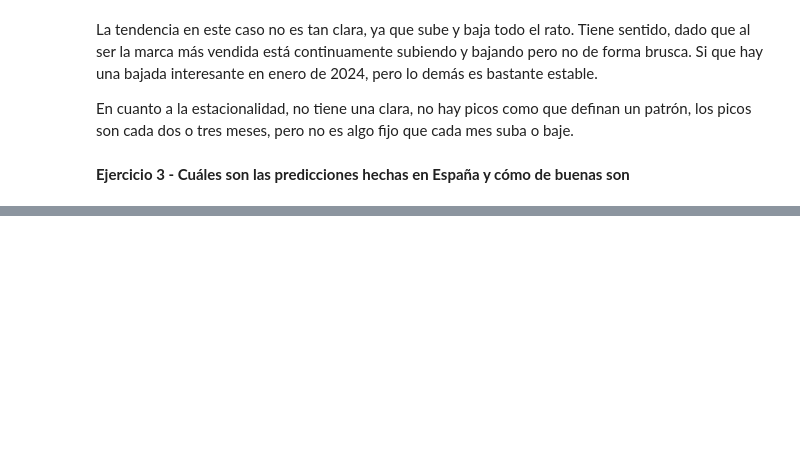
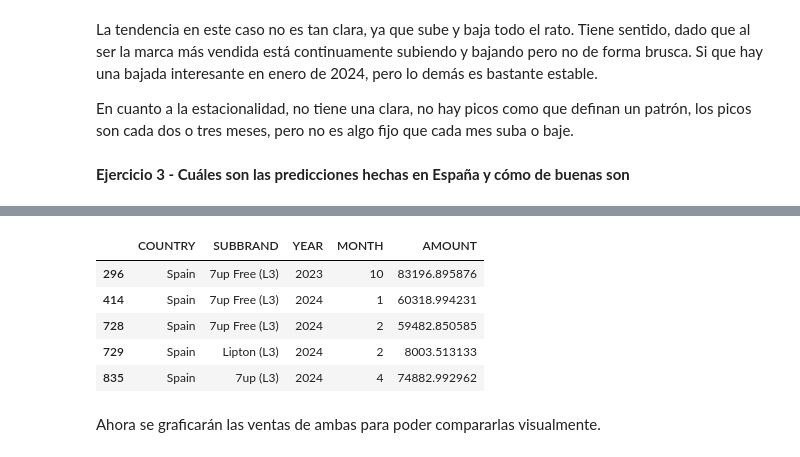
Before and after one commit to martaherraiz/UFV-visualizaciondatos, a Jupyter notebook: Práctica1.ipynb, the cells around one changed output, grey strips where cells are left out. Saved outputs shown, nothing was run; the diff lists cells and outputs as text; code cells hidden in the pictures; blank space fills up the shorter version.

```diff
--- a/Práctica1.ipynb
+++ b/Práctica1.ipynb
@@ -522,0 +483,15 @@ fig.show()
+# %%
+# Filtrar las ventas reales para España
+df_ventas = df_ventas[df_ventas['COUNTRY'] == 'Spain']
+
+# Mostrar las primeras filas del DataFrame
+df_ventas.head()
+# %% [output]
+|  | COUNTRY | SUBBRAND | YEAR | MONTH | AMOUNT |
+| 296 | Spain | 7up Free (L3) | 2023 | 10 | 83196.895876 |
+| 414 | Spain | 7up Free (L3) | 2024 | 1 | 60318.994231 |
+| 728 | Spain | 7up Free (L3) | 2024 | 2 | 59482.850585 |
+| 729 | Spain | Lipton (L3) | 2024 | 2 | 8003.513133 |
+| 835 | Spain | 7up (L3) | 2024 | 4 | 74882.992962 |
+# %% [markdown]
+Ahora se graficarán las ventas de ambas para poder compararlas visualmente.
```
Also changed, not shown: parts of 14 cells of this notebook.
